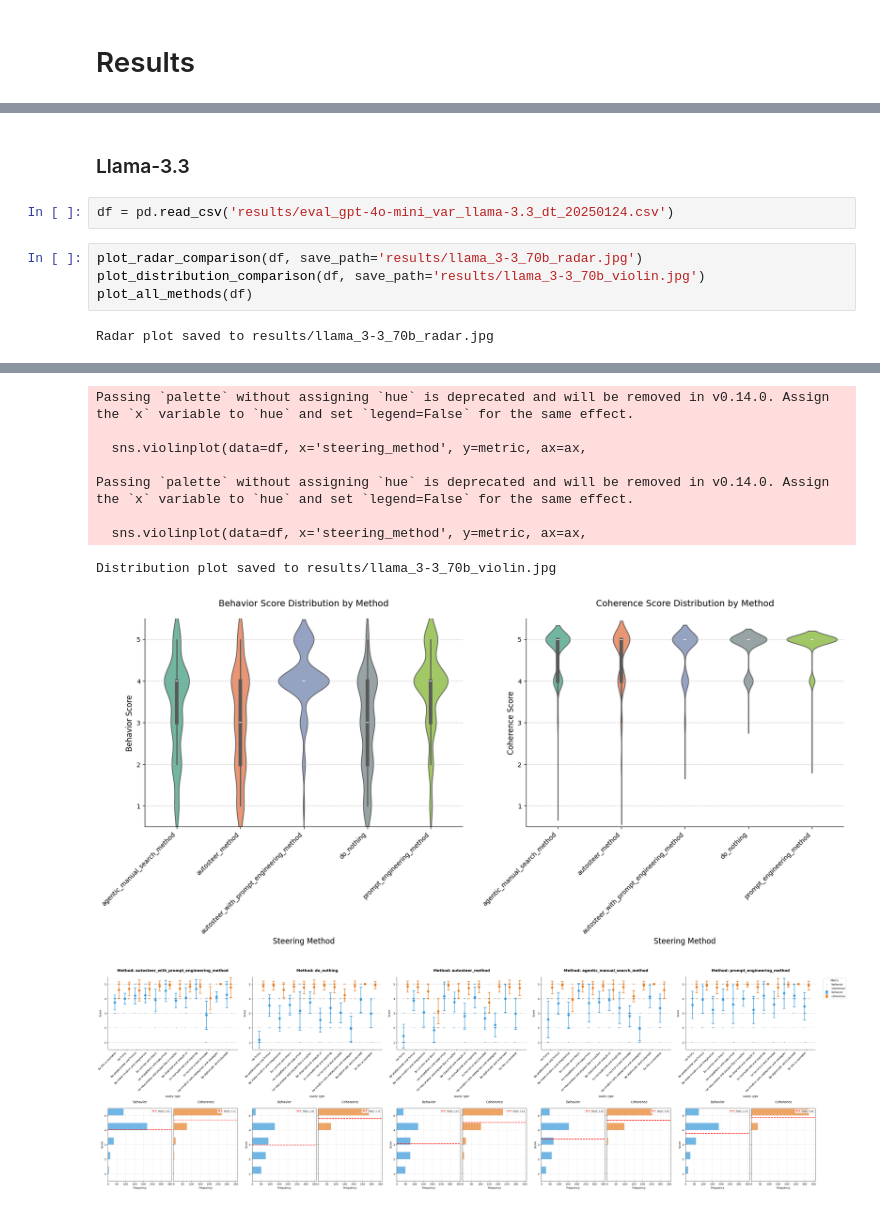
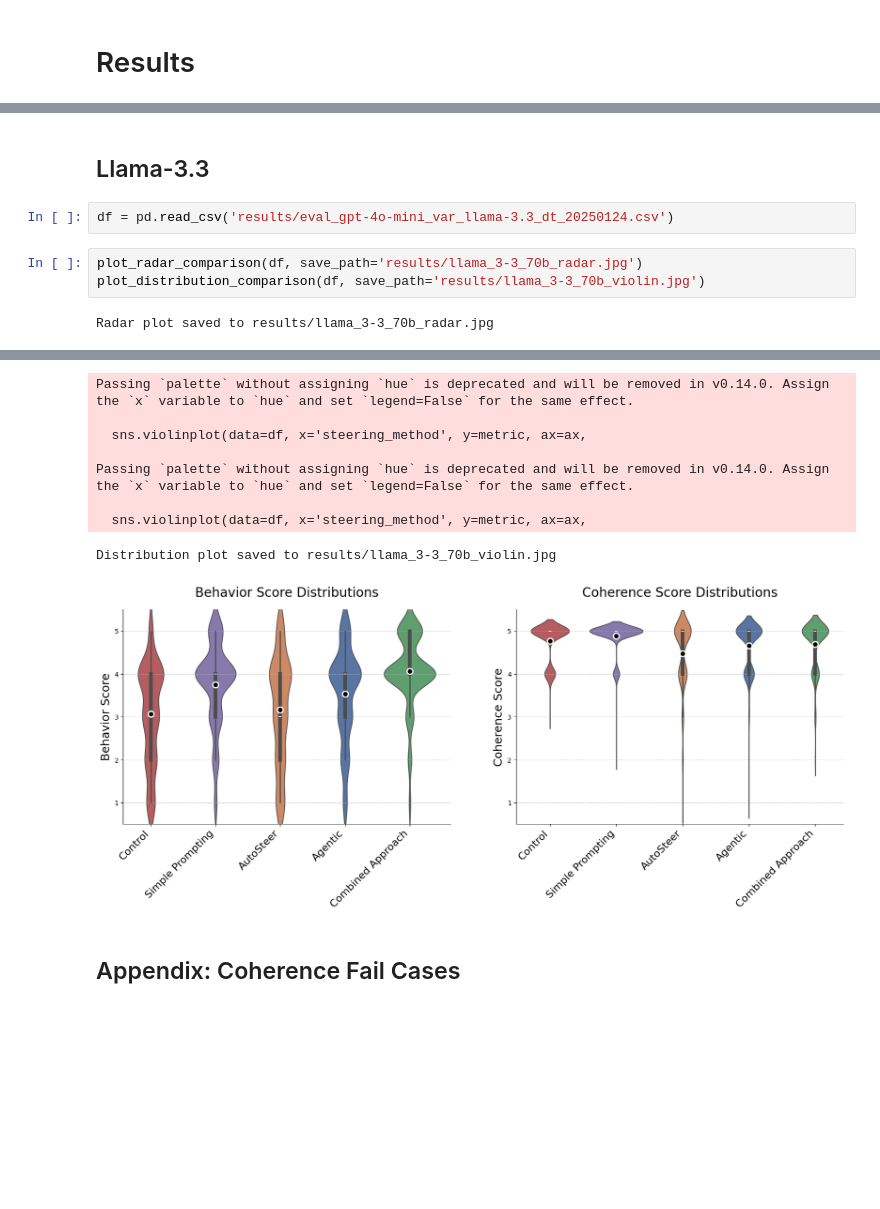
Before and after one commit to Eitan-Sprejer/GoodFire-Autosteer-Evaluation, a Jupyter notebook: testing.ipynb, the cells around one changed output, grey strips where cells are left out. Saved outputs shown, nothing was run; the diff lists cells and outputs as text; blank space fills up the shorter version.

```diff
--- a/testing.ipynb
+++ b/testing.ipynb
@@ -367,10 +214,9 @@ Distribution plot saved to results/llama_3-1_8b_violin.jpg
 # %% [markdown]
-### Llama-3.3
+## Llama-3.3
 # %%
 df = pd.read_csv('results/eval_gpt-4o-mini_var_llama-3.3_dt_20250124.csv')
 # %%
 plot_radar_comparison(df, save_path='results/llama_3-3_70b_radar.jpg')
 plot_distribution_comparison(df, save_path='results/llama_3-3_70b_violin.jpg')
-plot_all_methods(df)
 # %% [output]
 Radar plot saved to results/llama_3-3_70b_radar.jpg
@@ -378,11 +224,12 @@ Radar plot saved to results/llama_3-3_70b_radar.jpg
 Passing `palette` without assigning `hue` is deprecated and will be removed in v0.14.0. Assign the `x` variable to `hue` and set `legend=False` for the same effect.
 
   sns.violinplot(data=df, x='steering_method', y=metric, ax=ax,
 
 Passing `palette` without assigning `hue` is deprecated and will be removed in v0.14.0. Assign the `x` variable to `hue` and set `legend=False` for the same effect.
 
   sns.violinplot(data=df, x='steering_method', y=metric, ax=ax,
 Distribution plot saved to results/llama_3-3_70b_violin.jpg
-[figure, old version]
+[figure, new version]
-[figure, removed]
+# %% [markdown]
+## Appendix: Coherence Fail Cases
 # %%
```
Also changed, not shown: parts of 14 cells of this notebook.
